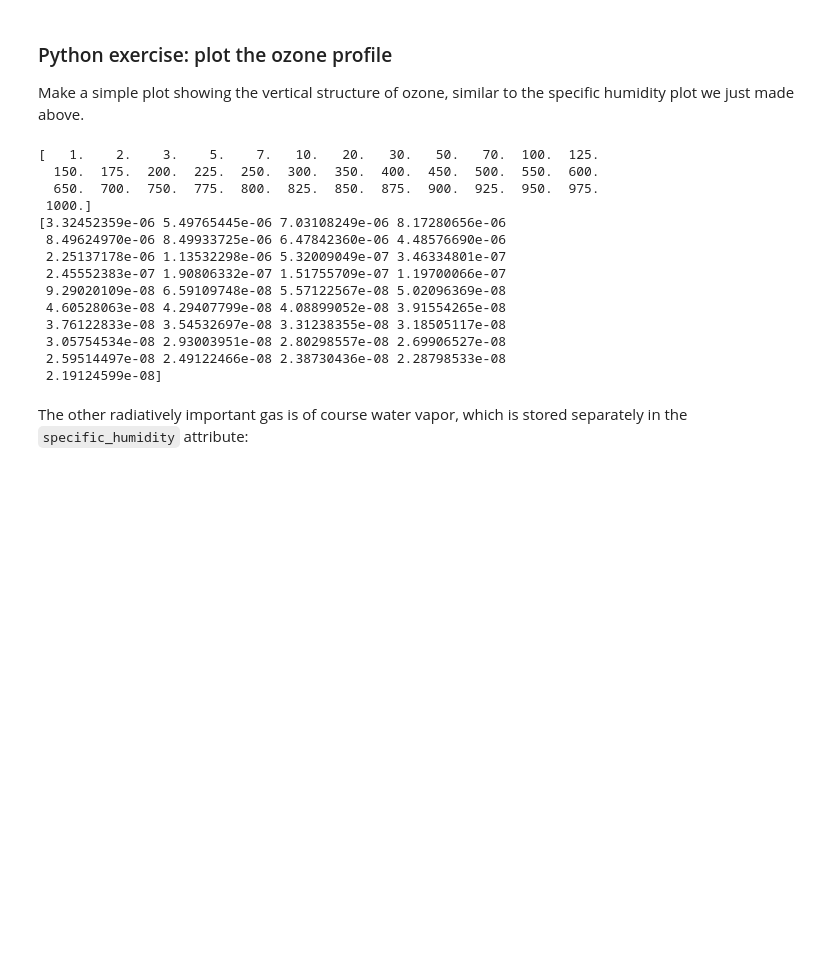
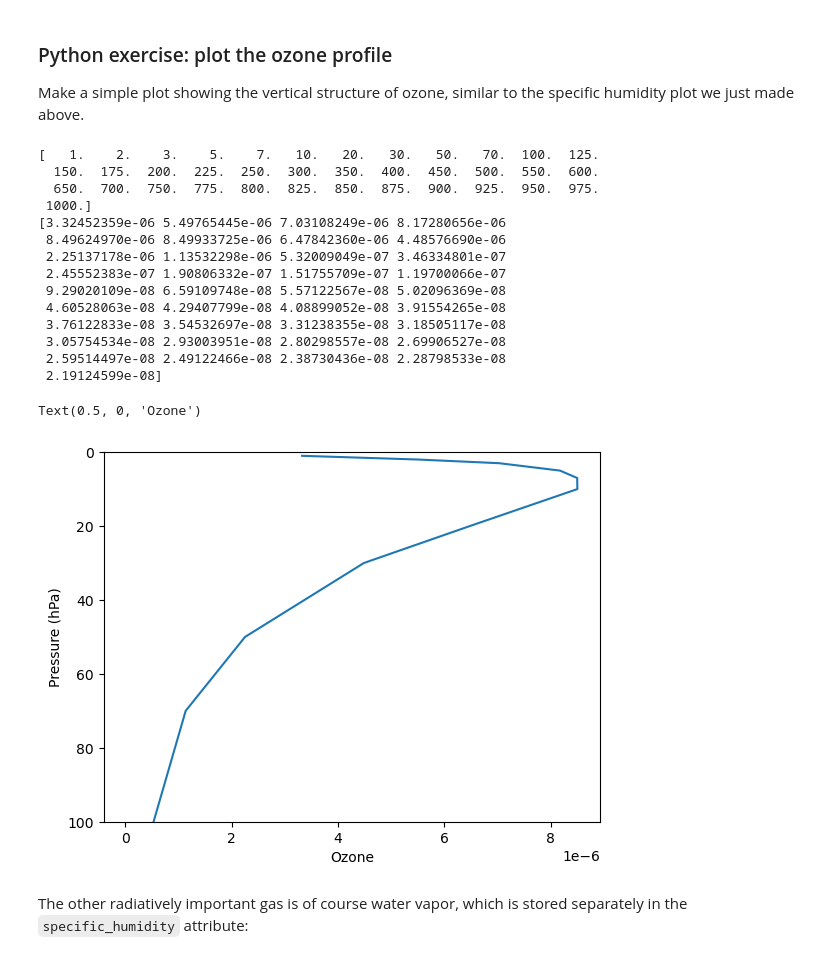
Before and after one commit to spencerahill/climate-book, a Jupyter notebook: notebooks/radeq.ipynb, the cells around one changed output. Saved outputs shown, nothing was run; the diff lists cells and outputs as text; code cells hidden in the pictures; blank space fills up the shorter version.

```diff
--- a/notebooks/radeq.ipynb
+++ b/notebooks/radeq.ipynb
@@ -286,22 +286,31 @@ Make a simple plot showing the vertical structure of ozone, similar to the speci
 # %%
 # here is the data you need for the plot, as a plain numpy arrays:
 print(radmodel.lev)
 print(radmodel.absorber_vmr['O3'])
+fig, ax = plt.subplots()
+#  Multiply Qglobal by 1000 to put in units of grams water vapor per kg of air
+ax.plot(radmodel.absorber_vmr['O3'], Qglobal.lev)
+ax.invert_yaxis()
+ax.set_ylim([100,0])
+ax.set_ylabel('Pressure (hPa)')
+ax.set_xlabel('Ozone')
 # %% [output]
 [   1.    2.    3.    5.    7.   10.   20.   30.   50.   70.  100.  125.
   150.  175.  200.  225.  250.  300.  350.  400.  450.  500.  550.  600.
   650.  700.  750.  775.  800.  825.  850.  875.  900.  925.  950.  975.
  1000.]
 [3.32452359e-06 5.49765445e-06 7.03108249e-06 8.17280656e-06
  8.49624970e-06 8.49933725e-06 6.47842360e-06 4.48576690e-06
  2.25137178e-06 1.13532298e-06 5.32009049e-07 3.46334801e-07
  2.45552383e-07 1.90806332e-07 1.51755709e-07 1.19700066e-07
  9.29020109e-08 6.59109748e-08 5.57122567e-08 5.02096369e-08
  4.60528063e-08 4.29407799e-08 4.08899052e-08 3.91554265e-08
  3.76122833e-08 3.54532697e-08 3.31238355e-08 3.18505117e-08
  3.05754534e-08 2.93003951e-08 2.80298557e-08 2.69906527e-08
  2.59514497e-08 2.49122466e-08 2.38730436e-08 2.28798533e-08
  2.19124599e-08]
+Text(0.5, 0, 'Ozone')
+[figure, added]
 # %% [markdown]
 The other radiatively important gas is of course water vapor, which is stored separately in the `specific_humidity` attribute:
 # %%
```
Also changed, not shown: parts of 9 cells of this notebook, 3 other files.
